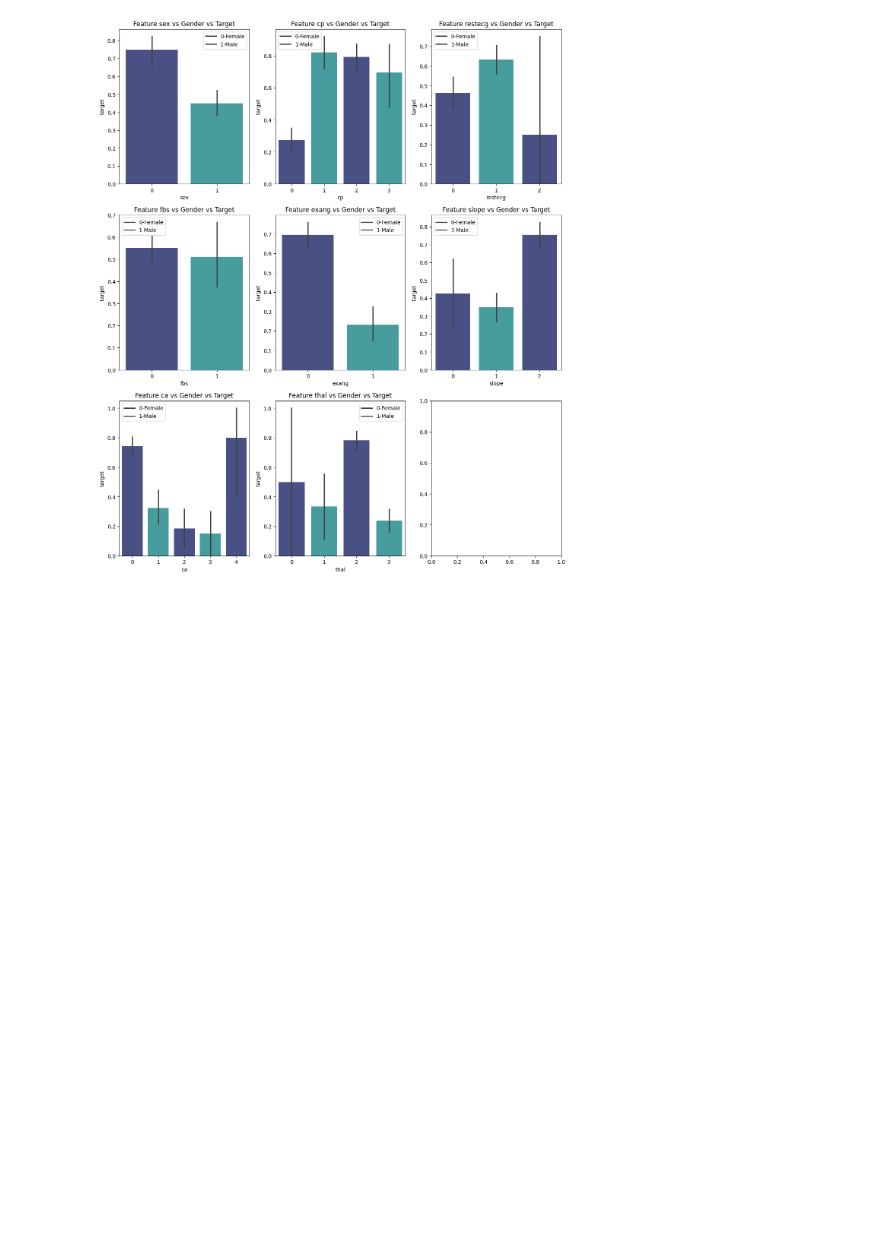
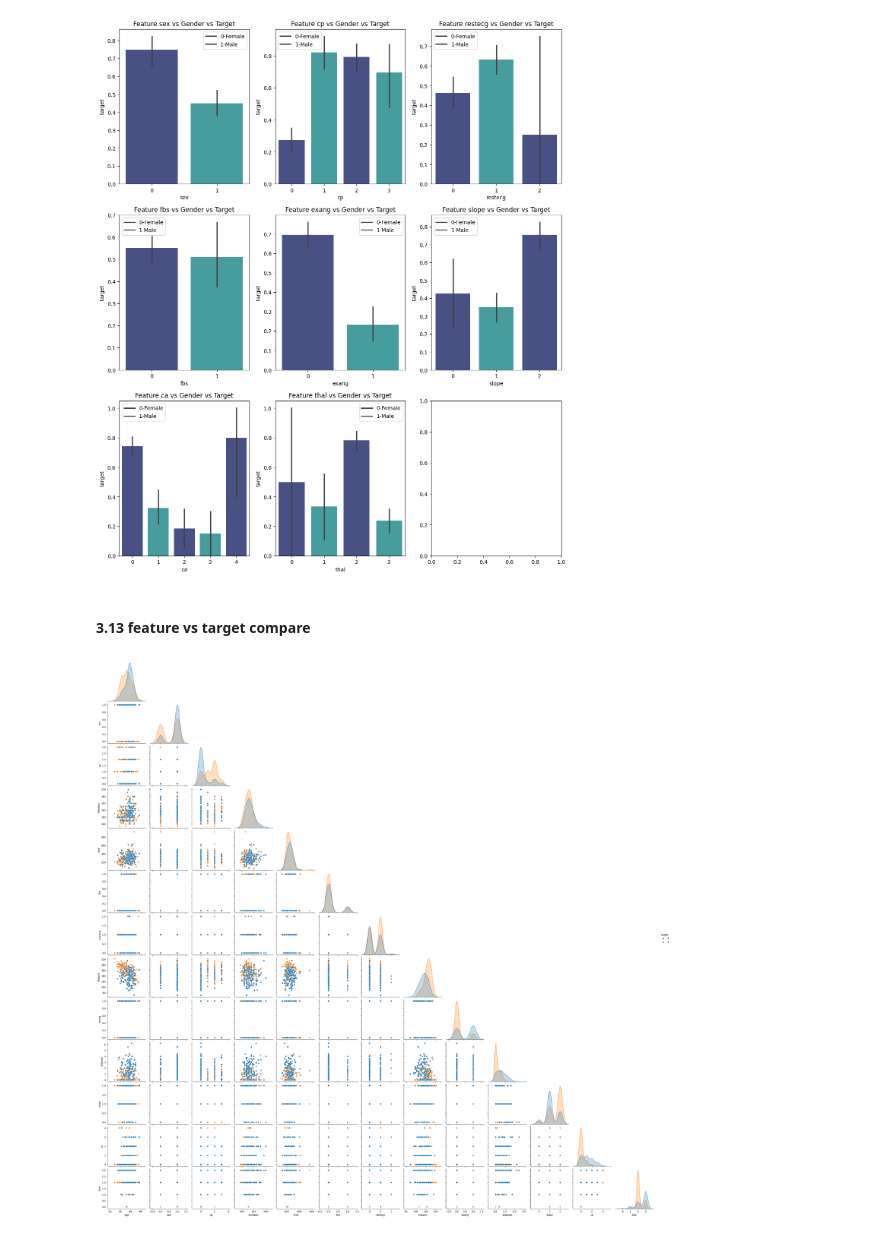
Before and after one commit to draj-codes/heart-disease, a Jupyter notebook: ml_model/heat disease.ipynb, the cells around one changed output. Saved outputs shown, nothing was run; the diff lists cells and outputs as text; code cells hidden in the pictures; blank space fills up the shorter version.

```diff
--- a/ml_model/heat disease.ipynb
+++ b/ml_model/heat disease.ipynb
@@ -229,3 +229,10 @@ for i in range(r*c):
 plt.show()
 # %% [output]
 [figure]
+# %% [markdown]
+#### 3.13 feature vs target compare
+# %%
+sns.pairplot(data=df,corner=True,hue="target")
+plt.show()
+# %% [output]
+[figure, added]
```
Also changed, not shown: parts of 10 cells of this notebook.
